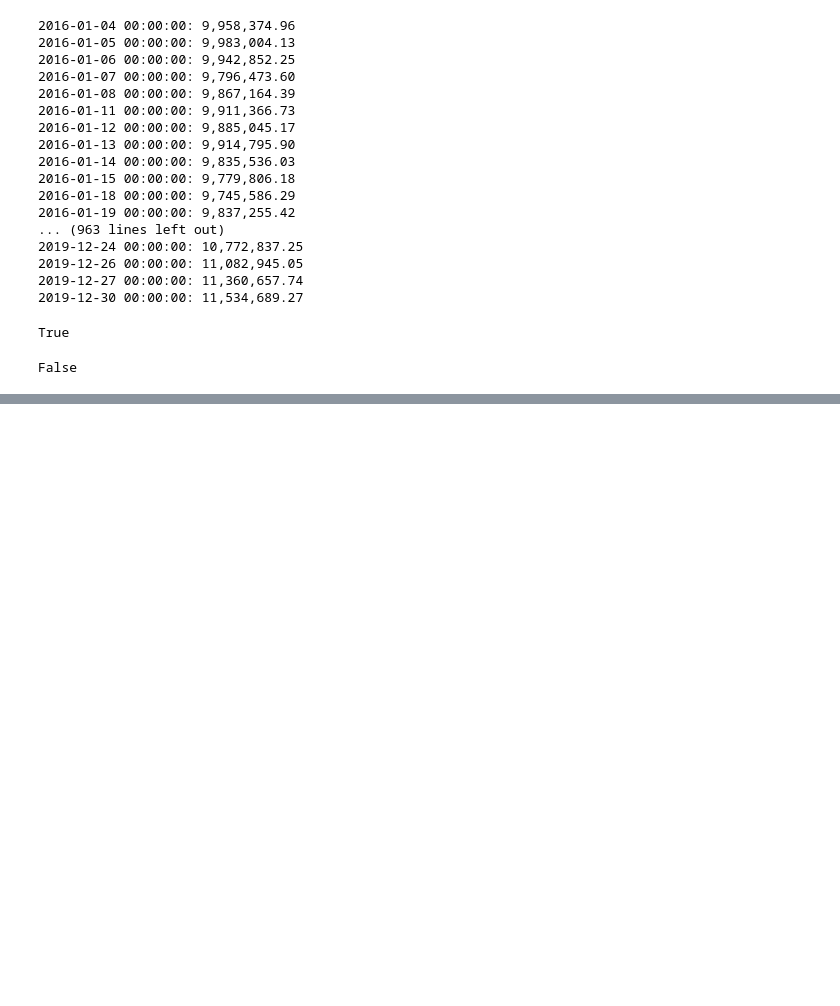
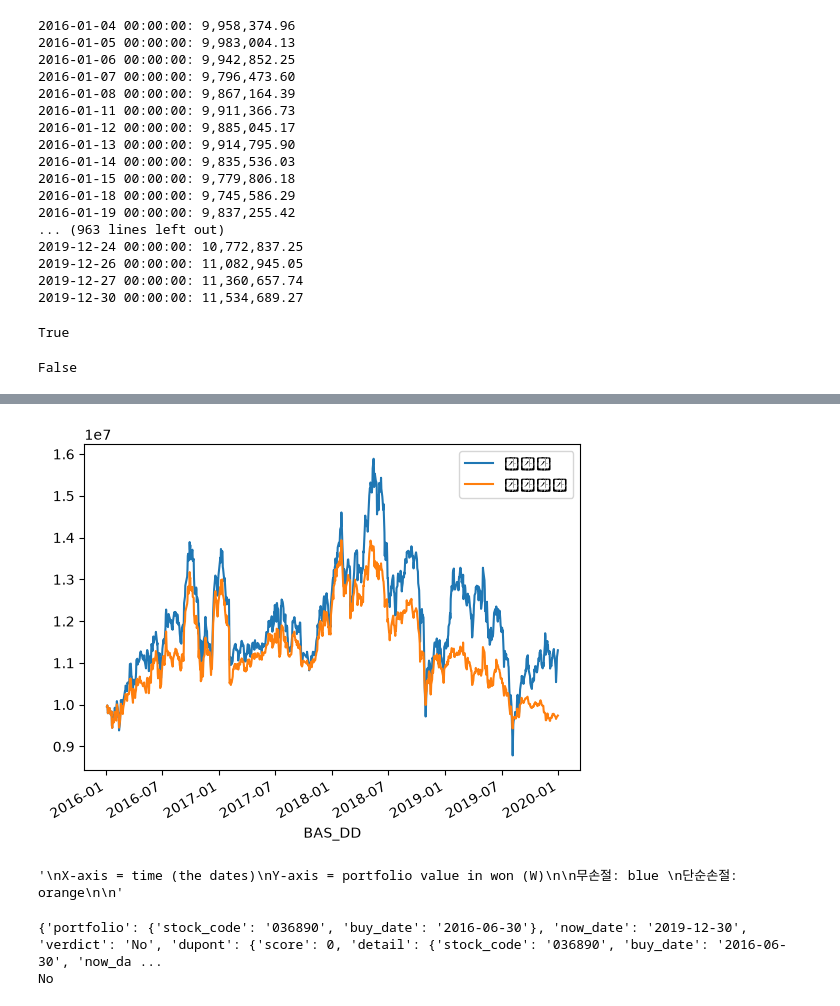
Before and after one commit to jihaein/investment-evidence-system, a Jupyter notebook: backtest/experiments/backtest_01.ipynb, the cells around one changed output, grey strips where cells are left out. Saved outputs shown, nothing was run; the diff lists cells and outputs as text; code cells hidden in the pictures; blank space fills up the shorter version.

Commit message:
backtesting: sortino, sharpe, mdd, 누적수익률 결과

```diff
--- a/backtest/experiments/backtest_01.ipynb
+++ b/backtest/experiments/backtest_01.ipynb
@@ -292,0 +313,16 @@ False
+# %%
+# 단순손절 backtest logic
+
+# hardcoded start date
+start = '2016-01-04'
+
+cum = (1 + basket.loc[start:]/100).cumprod()
+schedule = {}
+for stock in cum.columns:
+    col = cum[stock]
+    mask = col <= 0.80
+    if mask.any():
+        schedule[stock] = mask[mask].index[0]
+
+print(schedule)
+print(len(schedule), "stocks triggered out of", len(cum.columns))
@@ -292,0 +332,21 @@ False
+# %%
+buyhold_line  = run_strategy(basket, {})         # 무손절
+stoploss_line = run_strategy(basket, schedule)   # 단순손절
+# %%
+import matplotlib.pyplot as plt
+buyhold_line.plot(label="무손절")
+stoploss_line.plot(label="단순손절")
+plt.legend(); plt.show()
+
+
+"""
+X-axis = time (the dates)
+Y-axis = portfolio value in won (W)
+
+무손절: blue
+단순손절: orange
+
+"""
+# %% [output]
+[figure, added]
+'\nX-axis = time (the dates)\nY-axis = portfolio value in won (W)\n\n무손절: blue \n단순손절: orange\n\n'
@@ -292,0 +355,14 @@ False
+# %%
+data = load_data()
+
+portfolio = {
+    "stock_code": "036890",
+    "buy_date" : "2016-06-30"
+}
+
+result = run_seoseohi(data, portfolio, now_date = "2019-12-30")
+print(result)
+print(result["verdict"])
+# %% [output]
+{'portfolio': {'stock_code': '036890', 'buy_date': '2016-06-30'}, 'now_date': '2019-12-30', 'verdict': 'No', 'dupont': {'score': 0, 'detail': {'stock_code': '036890', 'buy_date': '2016-06-30', 'now_da ...
+No
```
Also changed, not shown: parts of 16 cells of this notebook, 4 other files.
